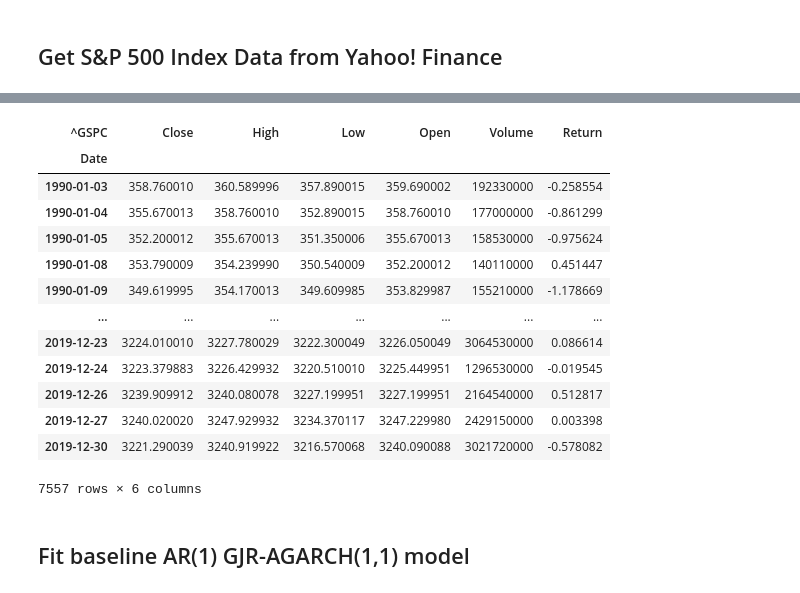
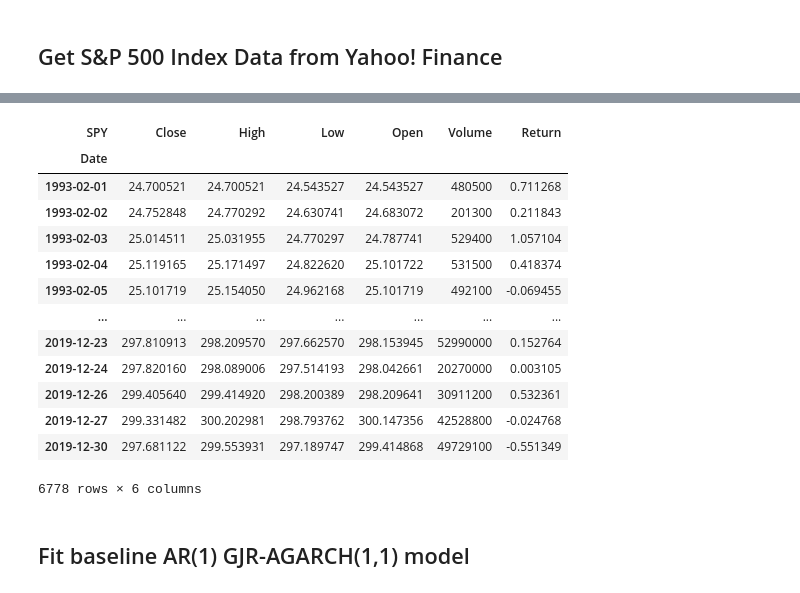
Before and after one commit to Farmhouse121/Financial-Data-Science-in-Python, a Jupyter notebook: Alphas/Filter_Rules.ipynb, the cells around one changed output, grey strips where cells are left out. Saved outputs shown, nothing was run; the diff lists cells and outputs as text; code cells hidden in the pictures.

```diff
--- a/Alphas/Filter_Rules.ipynb
+++ b/Alphas/Filter_Rules.ipynb
@@ -15,7 +15,7 @@ from my_library import *
 ## Get S&P 500 Index Data from Yahoo! Finance
 # %%
 nprint("Fetching data from Yahoo!...")
-data,sname=download(ticker:='^GSPC','1990-01-02','2019-12-31',auto_adjust=True,progress=False),'S&P 500 Index'
+data,sname=download(ticker:='SPY','1990-01-02','2019-12-31',auto_adjust=True,progress=False),'S&P 500 Index ETF'
 data.columns=data.columns.get_level_values(0)
 data.columns.name=ticker
 data.index=pd.PeriodIndex(data.index,freq='B')
@@ -27,17 +27,17 @@ display(data)
-| ^GSPC | Close | High | Low | Open | Volume | Return |
+| SPY | Close | High | Low | Open | Volume | Return |
 | Date |  |  |  |  |  |  |
-| 1990-01-03 | 358.760010 | 360.589996 | 357.890015 | 359.690002 | 192330000 | -0.258554 |
-| 1990-01-04 | 355.670013 | 358.760010 | 352.890015 | 358.760010 | 177000000 | -0.861299 |
-| 1990-01-05 | 352.200012 | 355.670013 | 351.350006 | 355.670013 | 158530000 | -0.975624 |
-| 1990-01-08 | 353.790009 | 354.239990 | 350.540009 | 352.200012 | 140110000 | 0.451447 |
-| 1990-01-09 | 349.619995 | 354.170013 | 349.609985 | 353.829987 | 155210000 | -1.178669 |
+| 1993-02-01 | 24.700521 | 24.700521 | 24.543527 | 24.543527 | 480500 | 0.711268 |
+| 1993-02-02 | 24.752848 | 24.770292 | 24.630741 | 24.683072 | 201300 | 0.211843 |
+| 1993-02-03 | 25.014511 | 25.031955 | 24.770297 | 24.787741 | 529400 | 1.057104 |
+| 1993-02-04 | 25.119165 | 25.171497 | 24.822620 | 25.101722 | 531500 | 0.418374 |
+| 1993-02-05 | 25.101719 | 25.154050 | 24.962168 | 25.101719 | 492100 | -0.069455 |
 | ... | ... | ... | ... | ... | ... | ... |
-| 2019-12-23 | 3224.010010 | 3227.780029 | 3222.300049 | 3226.050049 | 3064530000 | 0.086614 |
-| 2019-12-24 | 3223.379883 | 3226.429932 | 3220.510010 | 3225.449951 | 1296530000 | -0.019545 |
-| 2019-12-26 | 3239.909912 | 3240.080078 | 3227.199951 | 3227.199951 | 2164540000 | 0.512817 |
-| 2019-12-27 | 3240.020020 | 3247.929932 | 3234.370117 | 3247.229980 | 2429150000 | 0.003398 |
-| 2019-12-30 | 3221.290039 | 3240.919922 | 3216.570068 | 3240.090088 | 3021720000 | -0.578082 |
+| 2019-12-23 | 297.810913 | 298.209570 | 297.662570 | 298.153945 | 52990000 | 0.152764 |
+| 2019-12-24 | 297.820160 | 298.089006 | 297.514193 | 298.042661 | 20270000 | 0.003105 |
+| 2019-12-26 | 299.405640 | 299.414920 | 298.200389 | 298.209641 | 30911200 | 0.532361 |
+| 2019-12-27 | 299.331482 | 300.202981 | 298.793762 | 300.147356 | 42528800 | -0.024768 |
+| 2019-12-30 | 297.681122 | 299.553931 | 297.189747 | 299.414868 | 49729100 | -0.551349 |
-7557 rows × 6 columns
+6778 rows × 6 columns
 # %% [markdown]
 ## Fit baseline AR(1) GJR-AGARCH(1,1) model
 # %%
```
Also changed, not shown: parts of 7 cells of this notebook.
